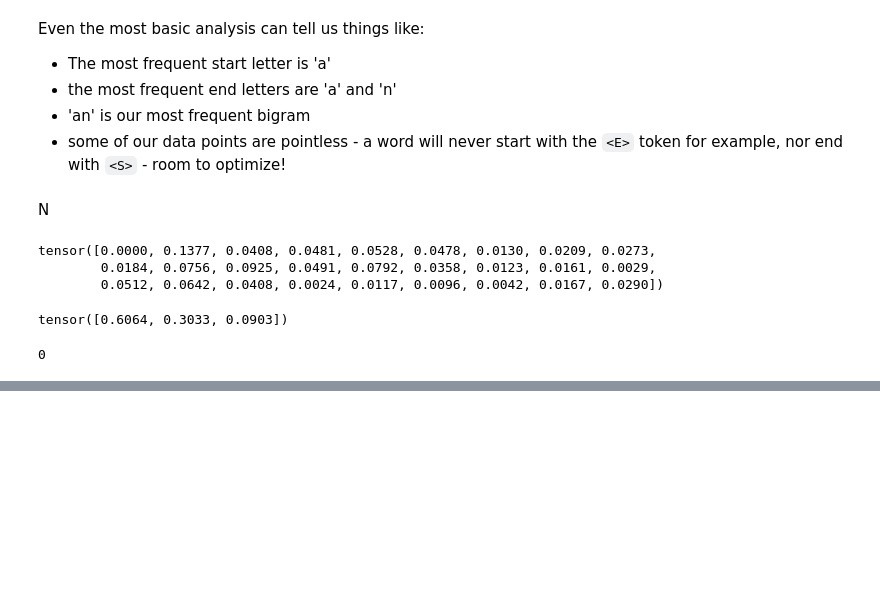
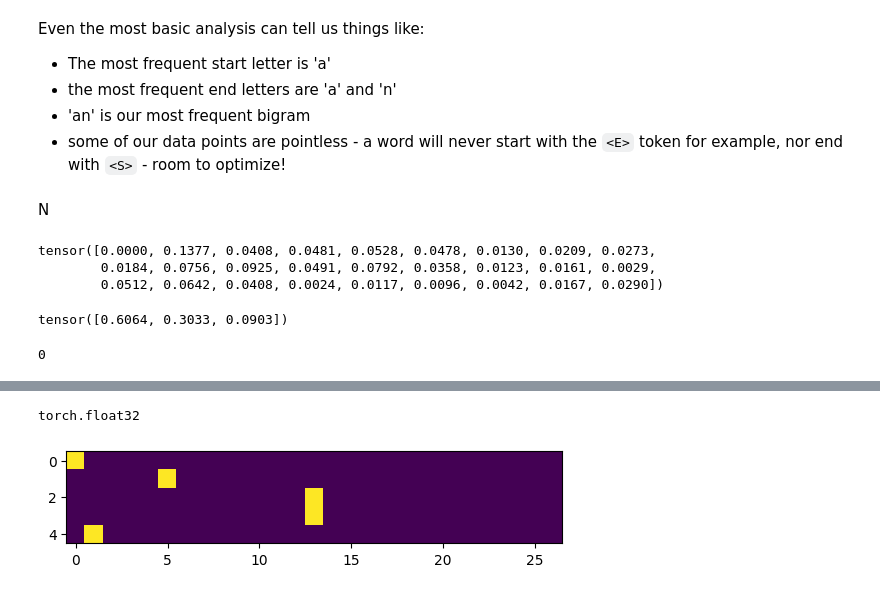
Before and after one commit to AloofBuddha/neural-nets-zero-to-hero, a Jupyter notebook: makemore.ipynb, the cells around one changed output, grey strips where cells are left out. Saved outputs shown, nothing was run; the diff lists cells and outputs as text; code cells hidden in the pictures; blank space fills up the shorter version.

```diff
--- a/makemore.ipynb
+++ b/makemore.ipynb
@@ -104,20 +117,26 @@ tensor([0.6064, 0.3033, 0.0903])
 0
 # %%
 # optimization - turn out predictions into a tensor instead of doing it by hand each time
-P = N.float()
+# N+1 is model smoothing so nll is never -Infinity
+P = (N+1).float()
 
 # understanding sum/keepdim
 # S = P.sum() # will sum the entire 27 x 27 matrix and return a scalar
 # S = P.sum(0) # will sum the matrix by col and return a 27 elem array
 # S = P.sum(1) # will sum the matrix by row and return a 27 elem array
 # S = P.sum(0, keepdim=True) # will sum the matrix by col and return a 1 x 27 matrix
-S = P.sum(1, keepdim=True) # will sum the matrix by row and return a 27 x 1 matrix
+# S = P.sum(1, keepdim=True) # will sum the matrix by row and return a 27 x 1 matrix
 
 # ultimately this is what we want for matrix multipliction because it is transposed
+# remember - broadcasting rules
+# 27 x 27
+# 27 x 1
 # our final matrix S has 27 cols, each with a single row holding the sum of the equivalent row at P
-print(S)
+print(P.shape, S.shape)
 
-P = P / S
+# each row represents a % frequency for that letter followed by all other letters (normalized)
+P /= P.sum(1, keepdim=True)
+
 
 # frequency per letter map
 plt.figure(figsize=(16,16))
@@ -187,0 +278,17 @@ names
+# %%
+# create the training set of bigrams (x,y)
+xs, ys = [], []
+
+for w in words[:1]:
+  chs = ['.'] + list(w) + ['.']
+  for ch1, ch2 in zip(chs, chs[1:]):
+    ix1 = stoi[ch1]
+    ix2 = stoi[ch2]
+    print(ch1, ch2)
+    xs.append(ix1)
+    ys.append(ix2)
+
+xs = torch.tensor(xs)
+ys = torch.tensor(ys)
+
+xs, ys
@@ -187,0 +312,4 @@ names
+# %%
+import torch.nn.functional as F
+xenc = F.one_hot(xs, num_classes=27).float()
+xenc
@@ -187,0 +327,7 @@ names
+# %%
+plt.imshow(xenc)
+
+xenc.dtype
+# %% [output]
+torch.float32
+[figure, added]
```
Also changed, not shown: parts of 22 cells of this notebook.
